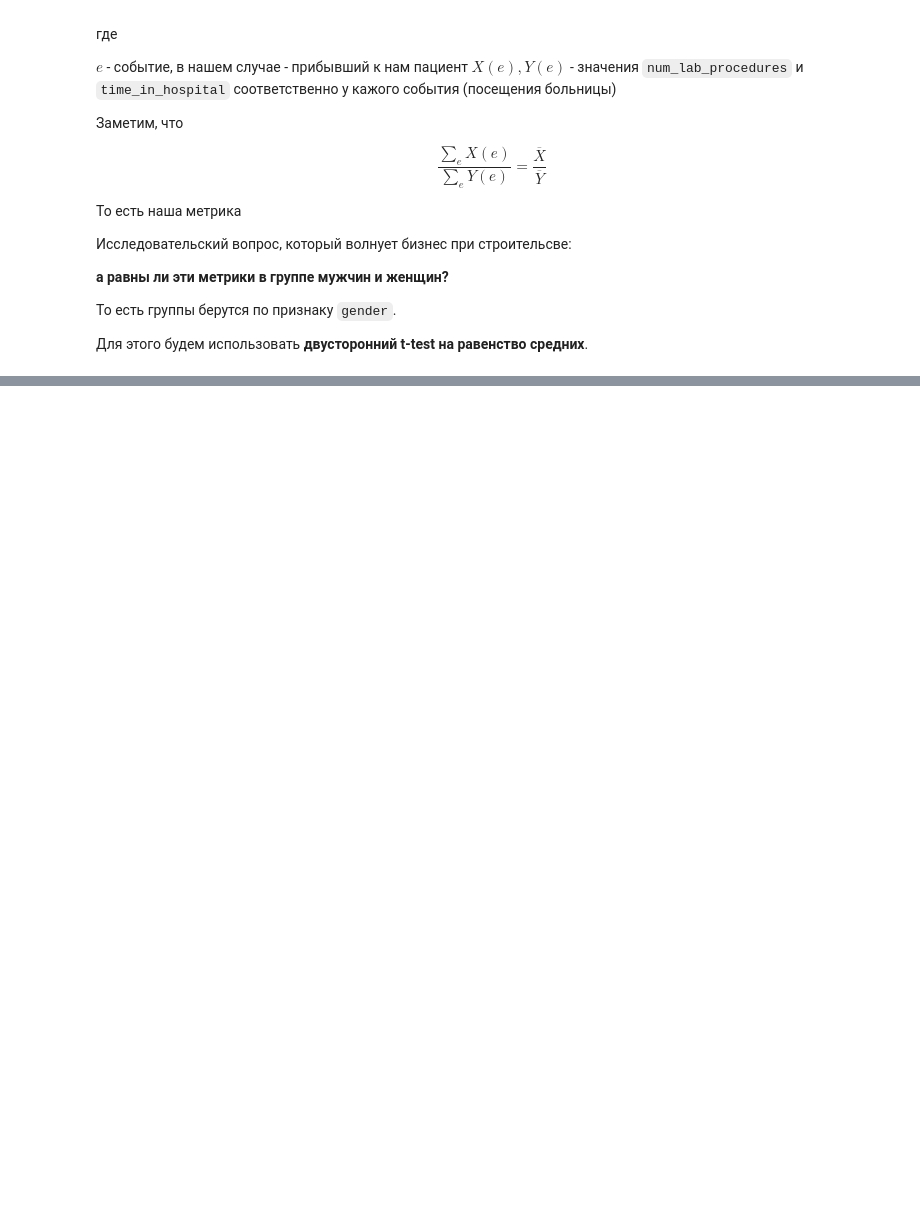
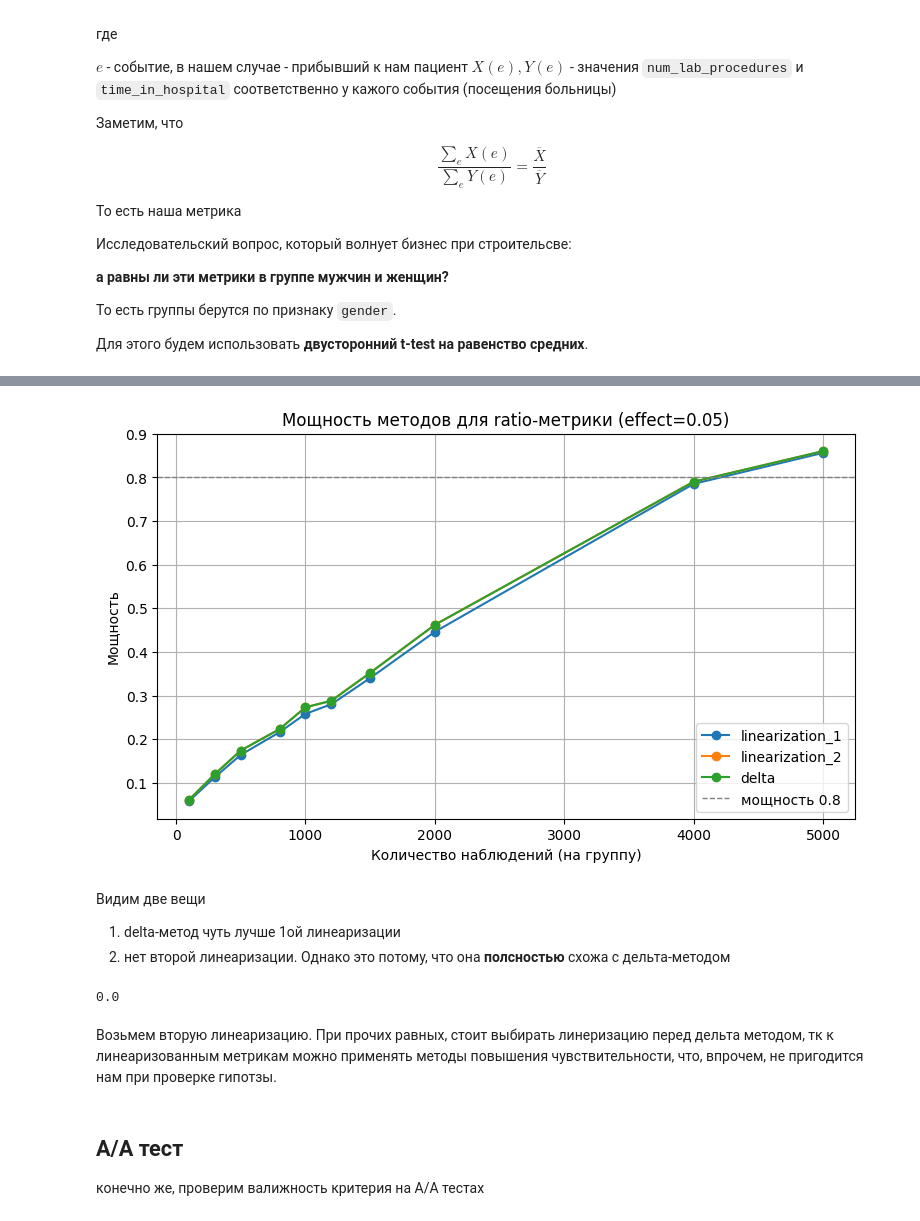
Before and after one commit to Melekh11/gp4_tests, a Jupyter notebook: hypo3.ipynb, the cells around one changed output, grey strips where cells are left out. Drawn from its saved outputs; the diff is of its cells as text; code cells hidden in the pictures; blank space fills up the shorter version.

```diff
--- a/hypo3.ipynb
+++ b/hypo3.ipynb
@@ -101,0 +351,61 @@ $$
+# %%
+from tqdm import tqdm
+
+n_sizes = [100, 300, 500, 800, 1000, 1200, 1500, 2000, 4000, 5000]
+
+n_simulations = 1000
+effect = 0.05
+alpha = 0.05
+
+power_lin1  = []
+power_lin2  = []
+power_delta = []
+
+for n in n_sizes:
+    cnt_lin1 = cnt_lin2 = cnt_delta = 0
+
+    for _ in tqdm(range(n_simulations), desc=f'n={n}'):
+        x_num, x_denom, y_num, y_denom = ab_sample(n, effect=effect)
+
+        _, p1 = linearization_type_1(x_num, x_denom, y_num, y_denom)
+        _, p2 = linearization_type_2(x_num, x_denom, y_num, y_denom)
+        _, p3 = delta_method(x_num, x_denom, y_num, y_denom)
+
+        if p1 < alpha: cnt_lin1  += 1
+        if p2 < alpha: cnt_lin2  += 1
+        if p3 < alpha: cnt_delta += 1
+
+    power_lin1 .append(cnt_lin1  / n_simulations)
+    power_lin2 .append(cnt_lin2  / n_simulations)
+    power_delta.append(cnt_delta / n_simulations)
+# %%
+plt.figure(figsize=(9, 5))
+
+plt.plot(n_sizes, power_lin1,  marker='o', label='linearization_1')
+plt.plot(n_sizes, power_lin2,  marker='o', label='linearization_2')
+plt.plot(n_sizes, power_delta, marker='o', label='delta')
+
+plt.axhline(0.8, color='gray', linestyle='--', linewidth=1, label='мощность 0.8')
+
+plt.xlabel('Количество наблюдений (на группу)')
+plt.ylabel('Мощность')
+plt.title(f'Мощность методов для ratio-метрики (effect={effect})')
+plt.legend()
+plt.grid(True)
+plt.show()
+# %% [output]
+[figure, added]
+# %% [markdown]
+Видим две вещи
+1) delta-метод чуть лучше 1ой линеаризации
+2) нет второй линеаризации. Однако это потому, что она **полсностью** схожа с дельта-методом
+# %%
+max([power_lin2[i] - power_delta[i] for i in range(len(n_sizes))])
+# %% [output]
+0.0
+# %% [markdown]
+Возьмем вторую линеаризацию. При прочих равных, стоит выбирать линеризацию перед дельта методом, тк к линеаризованным метрикам можно применять методы повышения чувствительности, что, впрочем, не пригодится нам при проверке гипотзы.
+# %% [markdown]
+## A/A тест
+
+конечно же, проверим валижность критерия на A/A тестах
```
Also changed, not shown: parts of 25 cells of this notebook, 1 other file.
